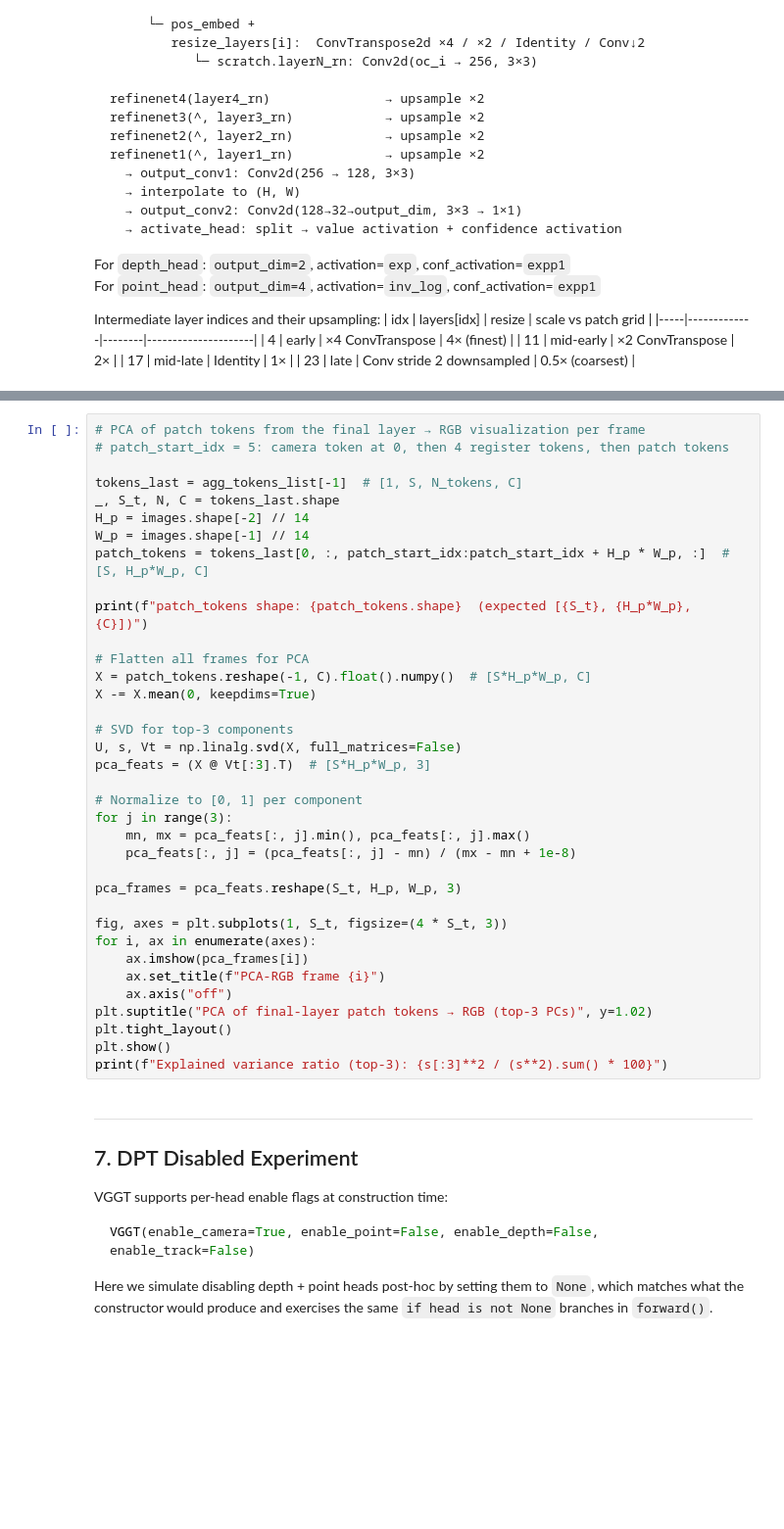
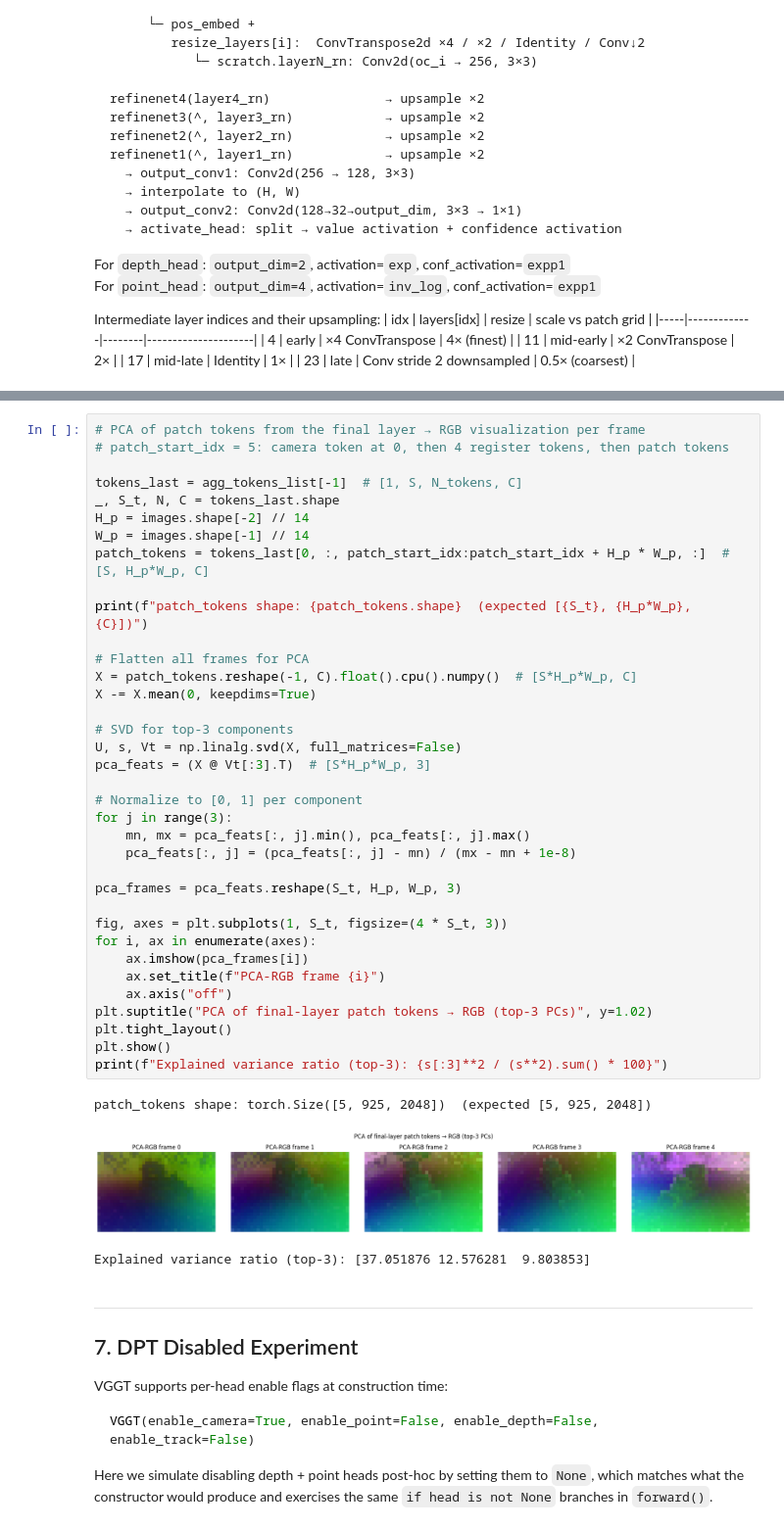
Before and after one commit to LSailer/Master-Thesis-3D-VLA, a Jupyter notebook: notebooks/vggt_exploration.ipynb, the cells around one changed output, grey strips where cells are left out. Shown at 98% size. Drawn from its saved outputs; the diff is of its cells as text; blank space fills up the shorter version.

```diff
--- a/notebooks/vggt_exploration.ipynb
+++ b/notebooks/vggt_exploration.ipynb
@@ -345,34 +410,38 @@ tokens_last = agg_tokens_list[-1]  # [1, S, N_tokens, C]
 _, S_t, N, C = tokens_last.shape
 H_p = images.shape[-2] // 14
 W_p = images.shape[-1] // 14
 patch_tokens = tokens_last[0, :, patch_start_idx:patch_start_idx + H_p * W_p, :]  # [S, H_p*W_p, C]
 
 print(f"patch_tokens shape: {patch_tokens.shape}  (expected [{S_t}, {H_p*W_p}, {C}])")
 
 # Flatten all frames for PCA
-X = patch_tokens.reshape(-1, C).float().numpy()  # [S*H_p*W_p, C]
+X = patch_tokens.reshape(-1, C).float().cpu().numpy()  # [S*H_p*W_p, C]
 X -= X.mean(0, keepdims=True)
 
 # SVD for top-3 components
 U, s, Vt = np.linalg.svd(X, full_matrices=False)
 pca_feats = (X @ Vt[:3].T)  # [S*H_p*W_p, 3]
 
 # Normalize to [0, 1] per component
 for j in range(3):
     mn, mx = pca_feats[:, j].min(), pca_feats[:, j].max()
     pca_feats[:, j] = (pca_feats[:, j] - mn) / (mx - mn + 1e-8)
 
 pca_frames = pca_feats.reshape(S_t, H_p, W_p, 3)
 
 fig, axes = plt.subplots(1, S_t, figsize=(4 * S_t, 3))
 for i, ax in enumerate(axes):
     ax.imshow(pca_frames[i])
     ax.set_title(f"PCA-RGB frame {i}")
     ax.axis("off")
 plt.suptitle("PCA of final-layer patch tokens → RGB (top-3 PCs)", y=1.02)
 plt.tight_layout()
 plt.show()
 print(f"Explained variance ratio (top-3): {s[:3]**2 / (s**2).sum() * 100}")
+# %% [output]
+patch_tokens shape: torch.Size([5, 925, 2048])  (expected [5, 925, 2048])
+[figure, added]
+Explained variance ratio (top-3): [37.051876 12.576281  9.803853]
 # %% [markdown]
 ---
 ## 7. DPT Disabled Experiment <a id='7'></a>
```
Also changed, not shown: parts of 13 cells of this notebook.
